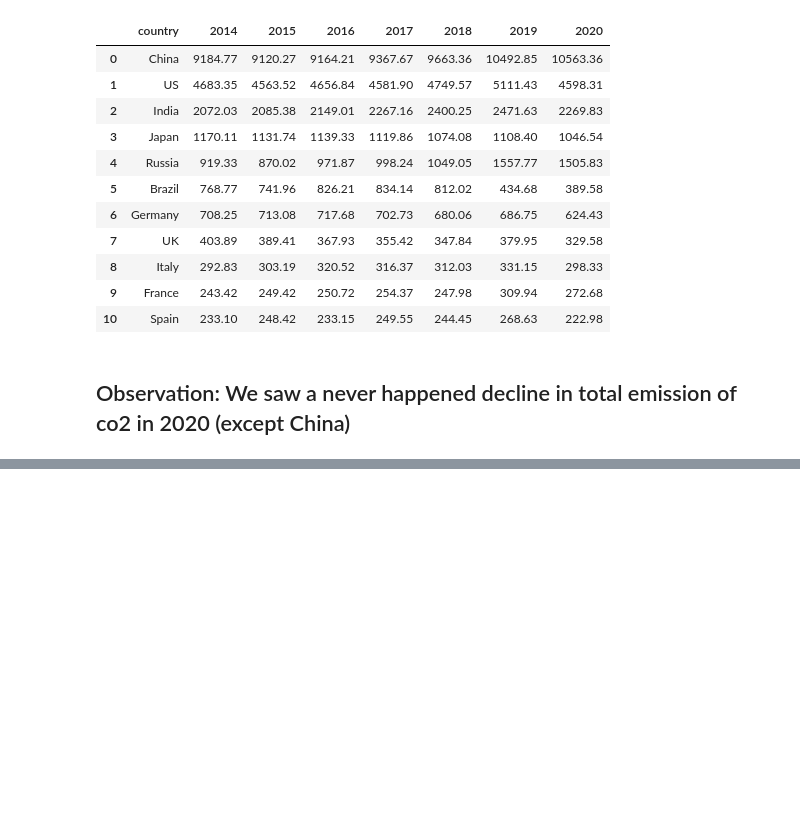
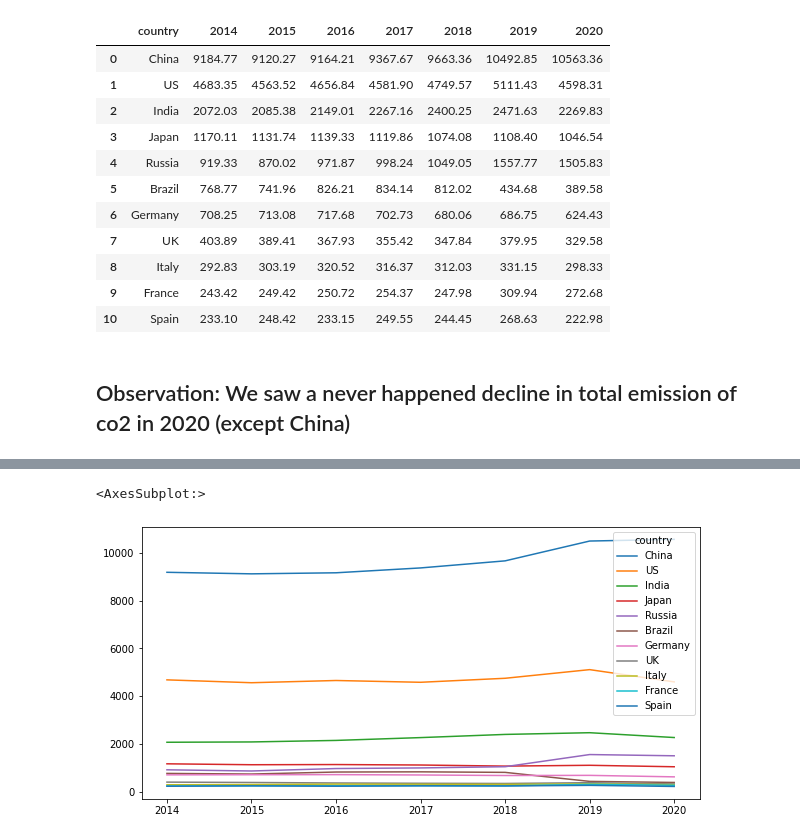
Before and after one commit to myan9/The-Year-Earth-Changed, a Jupyter notebook: Co2-World-Wide/total-emission-drop-in-2020.ipynb, the cells around one changed output, grey strips where cells are left out. Cells and saved outputs as stored; diff of their text form; code cells hidden in the pictures; blank space fills up the shorter version.

Commit message:
add some prelimary graph to show the total emmision drop

```diff
--- a/Co2-World-Wide/total-emission-drop-in-2020.ipynb
+++ b/Co2-World-Wide/total-emission-drop-in-2020.ipynb
@@ -50,3 +50,8 @@ compre_df
 | 10 | Spain | 233.10 | 248.42 | 233.15 | 249.55 | 244.45 | 268.63 | 222.98 |
 # %% [markdown]
 ## Observation: We saw a never happened decline in total emission of co2 in 2020 (except China)
+# %%
+compre_df_t = compre_df.T
+compre_df_t.columns = compre_df_t.iloc[0]
+compre_df_t = compre_df_t[1:]
+compre_df_t
@@ -52,0 +67,5 @@ compre_df
+# %%
+compre_df_t.plot(figsize=(10,5))
+# %% [output]
+<AxesSubplot:>
+[figure, added]
```
Also changed, not shown: parts of 1 cell of this notebook.
